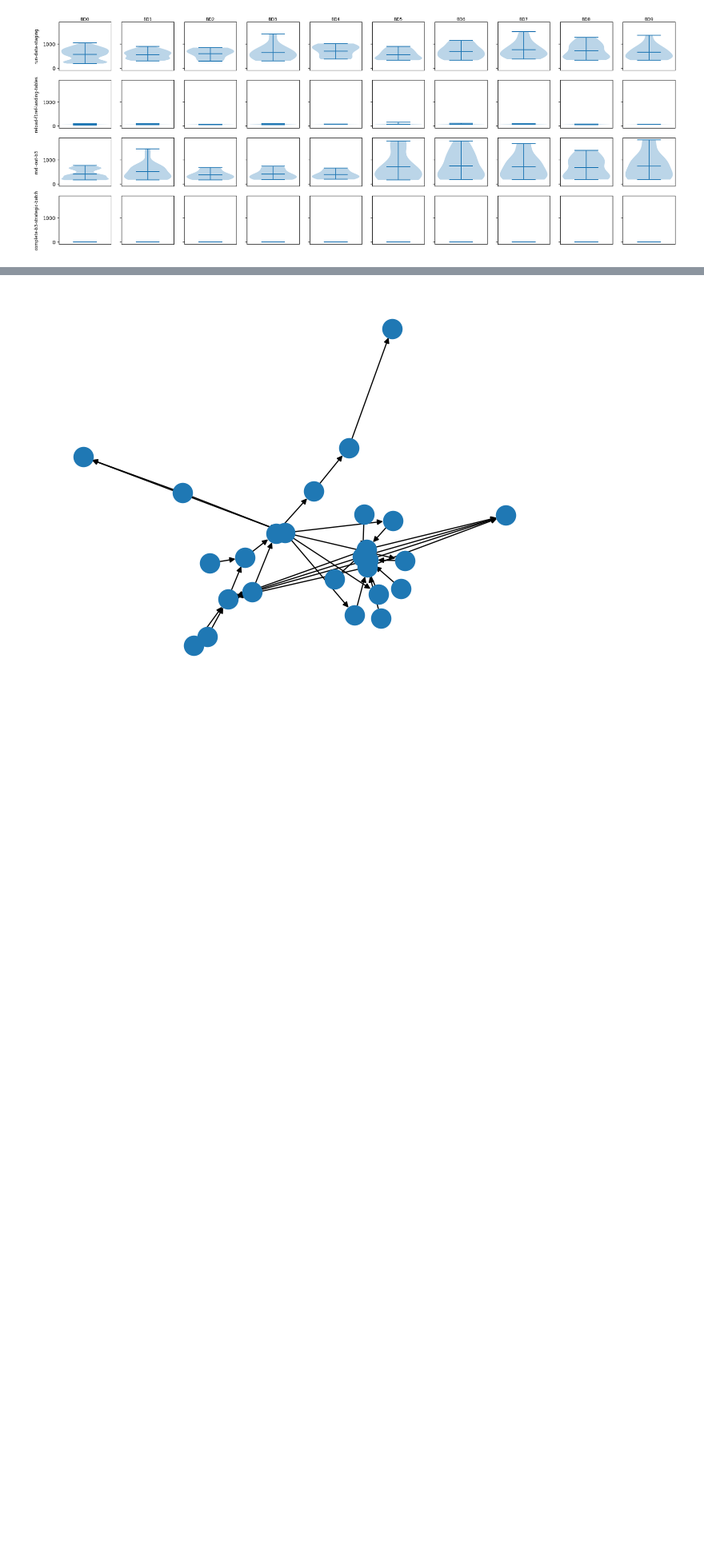
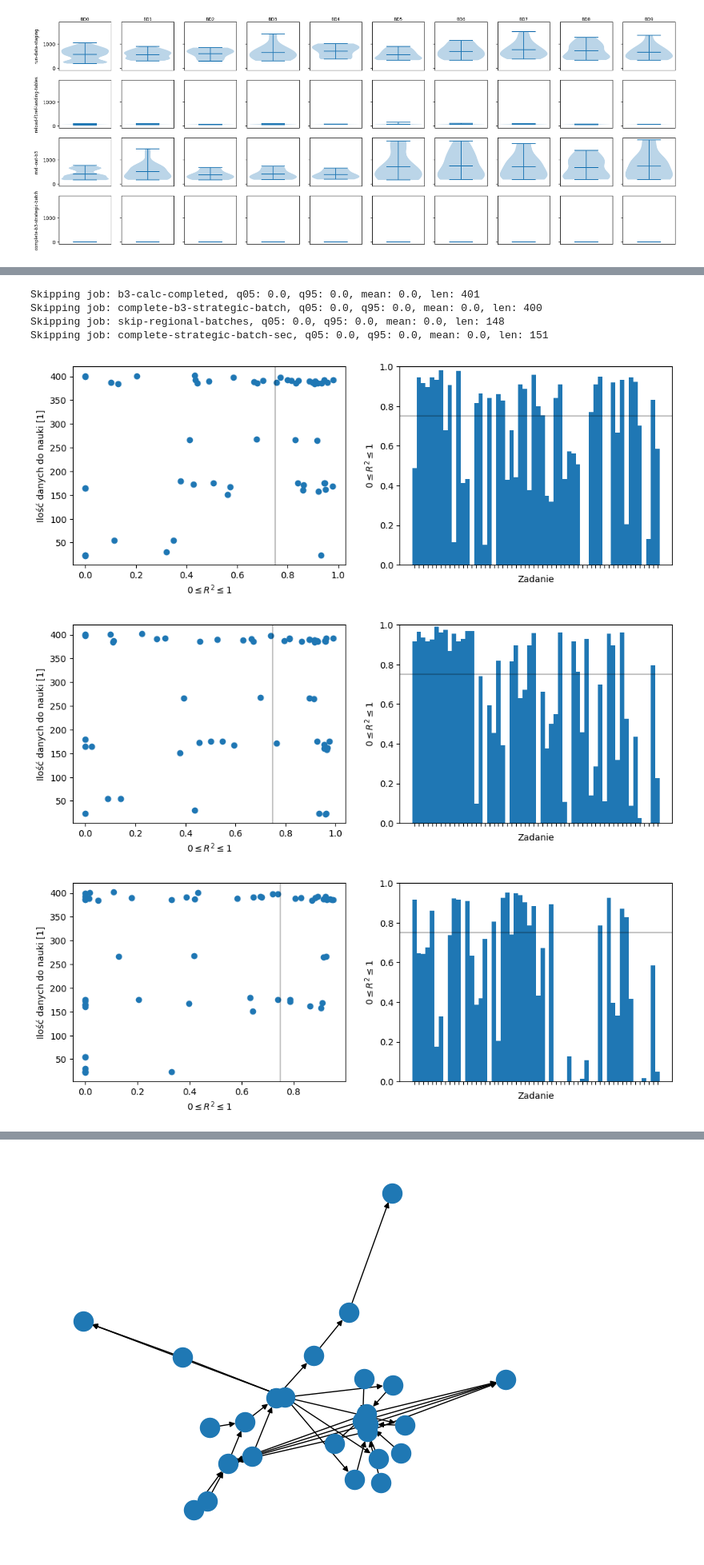
Before and after one commit to mlodybercik/workflow-predictor, a Jupyter notebook: temp/visualize.ipynb, the cells around one changed output, grey strips where cells are left out. Shown at 80% size. Saved outputs shown, nothing was run; the diff lists cells and outputs as text; code cells hidden in the pictures; blank space fills up the shorter version.

Commit message:
label > onehot 🤔

```diff
--- a/temp/visualize.ipynb
+++ b/temp/visualize.ipynb
@@ -119,0 +121,62 @@ Skipping job: complete-strategic-batch-sec, q05: 0.0, q95: 0.0, mean: 0.0, len:
+# %%
+trainable_jobs_onehot_nn = set()
+trainable_jobs_onehot_lr = set()
+
+for job in jobs:
+    one_hot = sk_pre.OneHotEncoder()
+    maestro_cut = maestro_data[list(columns_label) + ["event-processing-time"]][maestro_data["job_name"] == job].copy()
+    maestro_times = maestro_cut.pop("event-processing-time").astype(float)
+
+    q05, q95 = maestro_times.quantile(0.02), maestro_times.quantile(0.98)
+    cut = maestro_times[(maestro_times >= q05) & (maestro_times <= q95)]
+    mean = cut.mean()
+    maestro_times /= mean
+    if mean == 0:
+        print(f'Skipping job: {job}, q05: {q05:.04}, q95: {q95:.04}, mean: {mean:.04}, len: {len(cut)}')
+        continue
+    one_hot.fit(maestro_cut)
+    x_train, x_test, y_train, y_test = sk_mos.train_test_split(one_hot.transform(maestro_cut), maestro_times)
+
+    nn = sk_nn.MLPRegressor(max_iter=10_000, activation="logistic", batch_size=min(32, len(y_train)), hidden_layer_sizes=[100, 100])
+    lr = sk_ln.LinearRegression()
+    nn.fit(x_train, y_train)
+    lr.fit(x_train, y_train)
+    trainable_jobs_onehot_nn.add(Job(q05, q95, mean, len(cut), nn.score(x_test, y_test), job))
+    trainable_jobs_onehot_lr.add(Job(q05, q95, mean, len(cut), lr.score(x_test, y_test), job))
+# %% [output]
+Skipping job: b3-calc-completed, q05: 0.0, q95: 0.0, mean: 0.0, len: 401
+Skipping job: complete-b3-strategic-batch, q05: 0.0, q95: 0.0, mean: 0.0, len: 400
+Skipping job: skip-regional-batches, q05: 0.0, q95: 0.0, mean: 0.0, len: 148
+Skipping job: complete-strategic-batch-sec, q05: 0.0, q95: 0.0, mean: 0.0, len: 151
+# %%
+def get_graph(data):
+    line = 0.75
+    fig, ax = plt.subplots(1, 2, figsize=(12, 4))
+    ax[1].bar(range(len(list(data))), [i.score for i in list(data)], 1)
+    ax[1].set_ylim(0, 1)
+    ax[1].set_ylabel("$0 \leq R^2 \leq 1$")
+    ax[1].set_xlabel("Zadanie")
+    ax[1].xaxis.set_ticks(range(len(list(data))))
+    ax[1].xaxis.set_ticklabels("")
+    x_low, x_high = ax[1].get_xlim()
+    ax[1].set_xlim(x_low, x_high)
+    ax[1].hlines(line, x_low, x_high, "black", alpha=0.25)
+
+
+    array = np.clip(np.array([(i.score, i.len) for i in list(data)]), 0, np.inf)
+    ax[0].set_xlabel("$0 \leq R^2 \leq 1$")
+    ax[0].set_ylabel("Ilość danych do nauki [1]")
+    ax[0].scatter(array[:, 0], array[:, 1])
+    y_low, y_high = ax[0].get_ylim()
+    ax[0].set_ylim(y_low, y_high)
+    ax[0].vlines(line, y_low, y_high, colors="black", alpha=0.25)
+    return fig
+# %%
+get_graph(trainable_jobs_labelized_nn)
+get_graph(trainable_jobs_labelized_lr)
+get_graph(trainable_jobs_onehot_nn)
+_ = get_graph(trainable_jobs_onehot_lr)
+# %% [output]
+[figure, added]
+[figure, added]
+[figure, added]
```
Also changed, not shown: parts of 7 cells of this notebook.
